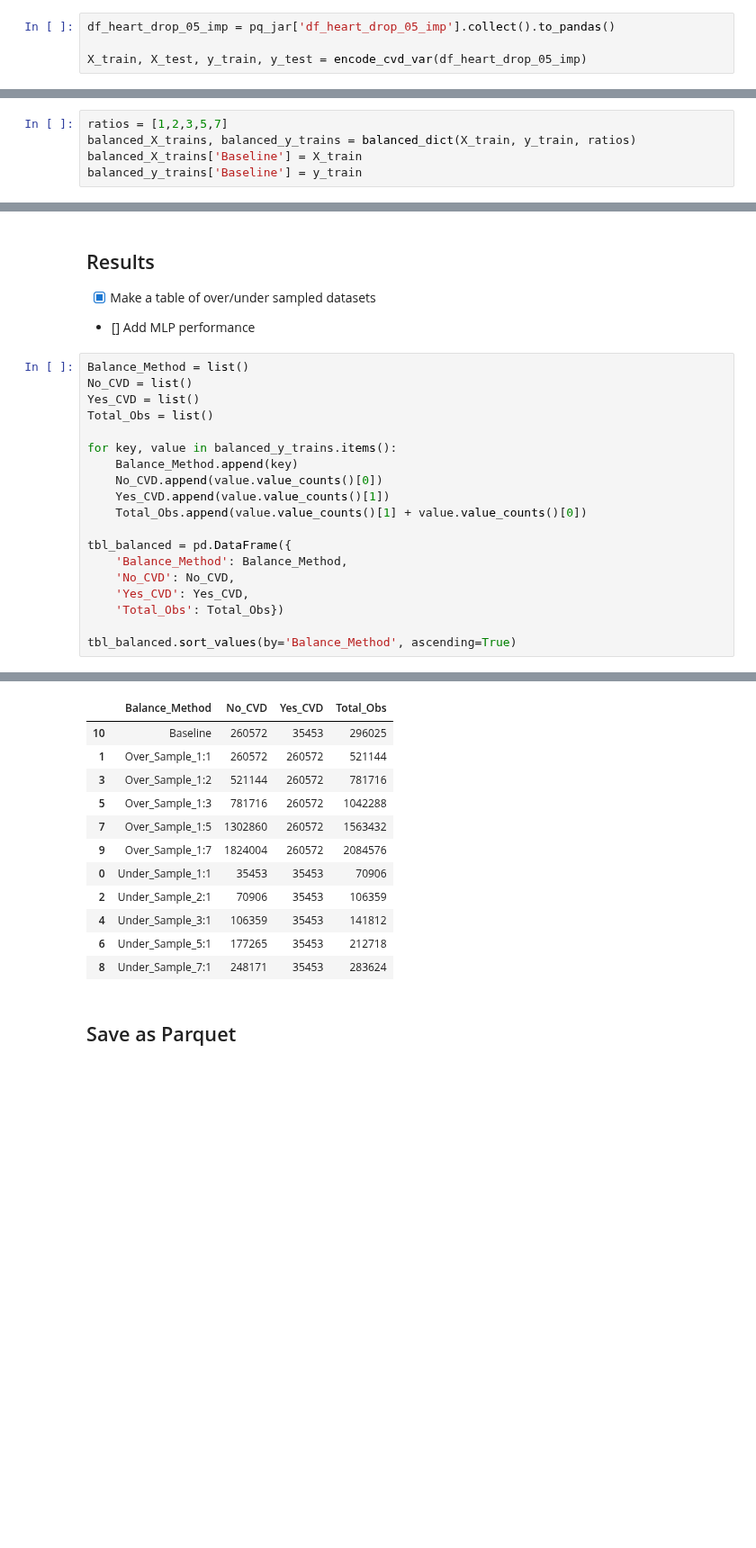
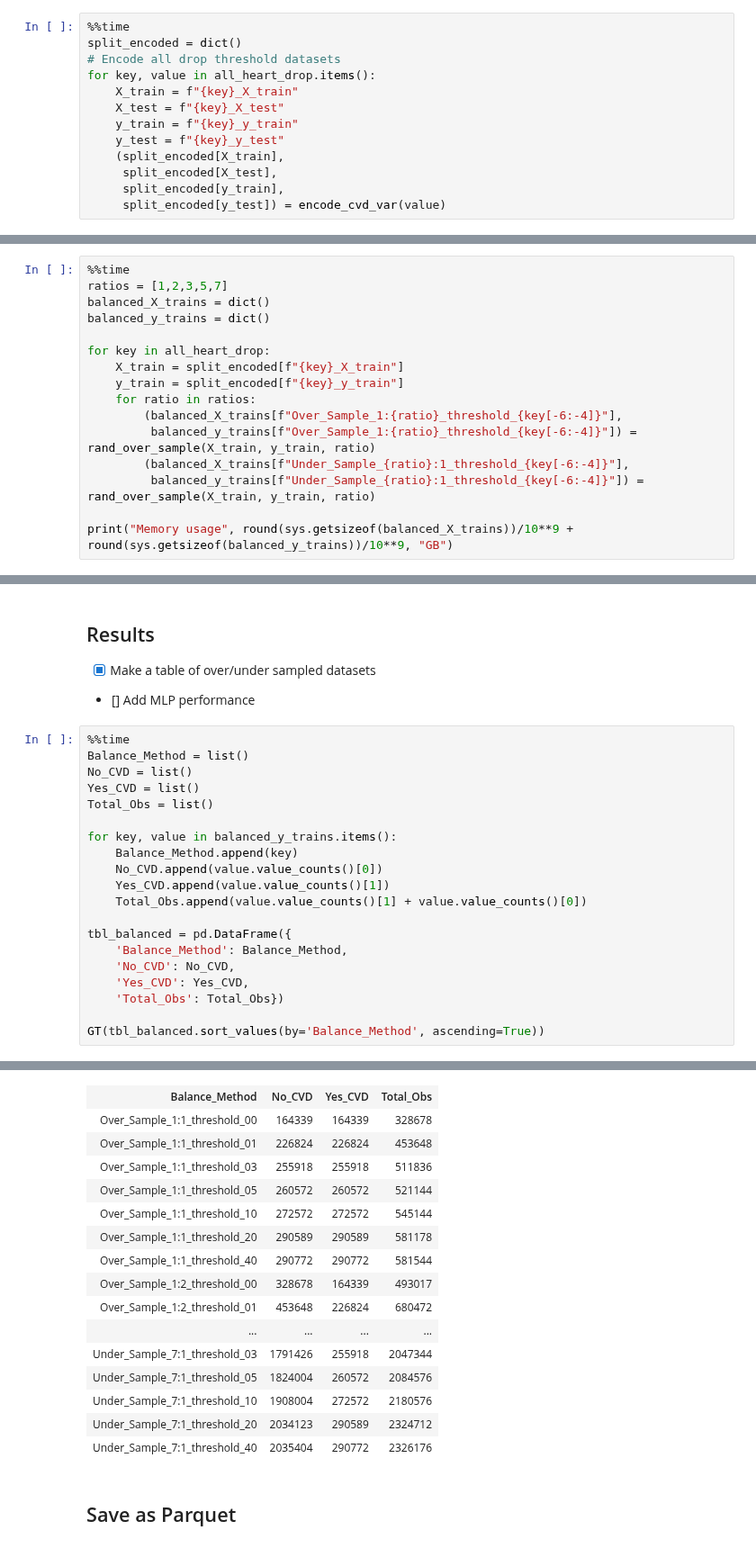
Before and after one commit to DecisionTreeBruining/212B-ML-Project, a Jupyter notebook: assignment_3/local_dev/taylor_preprocess.ipynb, the cells around one changed output, grey strips where cells are left out. Shown at 90% size. Cells and saved outputs as stored; diff of their text form; blank space fills up the shorter version.

```diff
--- a/assignment_3/local_dev/taylor_preprocess.ipynb
+++ b/assignment_3/local_dev/taylor_preprocess.ipynb
@@ -25,6 +39,15 @@ pq_jar = parquet_to_dict('../../Data/GoogleDrive/')
 # %% [markdown]
 ## Encode Features
-# %%
-df_heart_drop_05_imp = pq_jar['df_heart_drop_05_imp'].collect().to_pandas()
-
-X_train, X_test, y_train, y_test = encode_cvd_var(df_heart_drop_05_imp)
+# %%
+%%time
+split_encoded = dict()
+# Encode all drop threshold datasets
+for key, value in all_heart_drop.items():
+    X_train = f"{key}_X_train"
+    X_test = f"{key}_X_test"
+    y_train = f"{key}_y_train"
+    y_test = f"{key}_y_test"
+    (split_encoded[X_train],
+     split_encoded[X_test],
+     split_encoded[y_train],
+     split_encoded[y_test]) = encode_cvd_var(value)
@@ -31,7 +57,18 @@ X_train, X_test, y_train, y_test = encode_cvd_var(df_heart_drop_05_imp)
 # %% [markdown]
 ## Balance Target Features
 # %%
+%%time
 ratios = [1,2,3,5,7]
-balanced_X_trains, balanced_y_trains = balanced_dict(X_train, y_train, ratios)
-balanced_X_trains['Baseline'] = X_train
-balanced_y_trains['Baseline'] = y_train
+balanced_X_trains = dict()
+balanced_y_trains = dict()
+
+for key in all_heart_drop:
+    X_train = split_encoded[f"{key}_X_train"]
+    y_train = split_encoded[f"{key}_y_train"]
+    for ratio in ratios:
+        (balanced_X_trains[f"Over_Sample_1:{ratio}_threshold_{key[-6:-4]}"],
+         balanced_y_trains[f"Over_Sample_1:{ratio}_threshold_{key[-6:-4]}"]) = rand_over_sample(X_train, y_train, ratio)
+        (balanced_X_trains[f"Under_Sample_{ratio}:1_threshold_{key[-6:-4]}"],
+         balanced_y_trains[f"Under_Sample_{ratio}:1_threshold_{key[-6:-4]}"]) = rand_over_sample(X_train, y_train, ratio)
+
+print("Memory usage", round(sys.getsizeof(balanced_X_trains))/10**9 + round(sys.getsizeof(balanced_y_trains))/10**9, "GB")
@@ -41,6 +80,7 @@ balanced_y_trains['Baseline'] = y_train
 - [x] Make a table of over/under sampled datasets
 - [] Add MLP performance
 # %%
+%%time
 Balance_Method = list()
 No_CVD = list()
 Yes_CVD = list()
@@ -58,5 +98,5 @@ tbl_balanced = pd.DataFrame({
     'Yes_CVD': Yes_CVD,
     'Total_Obs': Total_Obs})
 
-tbl_balanced.sort_values(by='Balance_Method', ascending=True)
+GT(tbl_balanced.sort_values(by='Balance_Method', ascending=True))
 # %% [output]
@@ -63,14 +105,18 @@ tbl_balanced.sort_values(by='Balance_Method', ascending=True)
-|  | Balance_Method | No_CVD | Yes_CVD | Total_Obs |
-| 10 | Baseline | 260572 | 35453 | 296025 |
-| 1 | Over_Sample_1:1 | 260572 | 260572 | 521144 |
-| 3 | Over_Sample_1:2 | 521144 | 260572 | 781716 |
-| 5 | Over_Sample_1:3 | 781716 | 260572 | 1042288 |
-| 7 | Over_Sample_1:5 | 1302860 | 260572 | 1563432 |
-| 9 | Over_Sample_1:7 | 1824004 | 260572 | 2084576 |
-| 0 | Under_Sample_1:1 | 35453 | 35453 | 70906 |
-| 2 | Under_Sample_2:1 | 70906 | 35453 | 106359 |
-| 4 | Under_Sample_3:1 | 106359 | 35453 | 141812 |
-| 6 | Under_Sample_5:1 | 177265 | 35453 | 212718 |
-| 8 | Under_Sample_7:1 | 248171 | 35453 | 283624 |
+| Balance_Method | No_CVD | Yes_CVD | Total_Obs |
+| Over_Sample_1:1_threshold_00 | 164339 | 164339 | 328678 |
+| Over_Sample_1:1_threshold_01 | 226824 | 226824 | 453648 |
+| Over_Sample_1:1_threshold_03 | 255918 | 255918 | 511836 |
+| Over_Sample_1:1_threshold_05 | 260572 | 260572 | 521144 |
+| Over_Sample_1:1_threshold_10 | 272572 | 272572 | 545144 |
+| Over_Sample_1:1_threshold_20 | 290589 | 290589 | 581178 |
+| Over_Sample_1:1_threshold_40 | 290772 | 290772 | 581544 |
+| Over_Sample_1:2_threshold_00 | 328678 | 164339 | 493017 |
+| Over_Sample_1:2_threshold_01 | 453648 | 226824 | 680472 |
+| ... | ... | ... | ... |
+| Under_Sample_7:1_threshold_03 | 1791426 | 255918 | 2047344 |
+| Under_Sample_7:1_threshold_05 | 1824004 | 260572 | 2084576 |
+| Under_Sample_7:1_threshold_10 | 1908004 | 272572 | 2180576 |
+| Under_Sample_7:1_threshold_20 | 2034123 | 290589 | 2324712 |
+| Under_Sample_7:1_threshold_40 | 2035404 | 290772 | 2326176 |
 # %% [markdown]
 ## Save as Parquet
```
Also changed, not shown: parts of 6 cells of this notebook, 3 other files.
